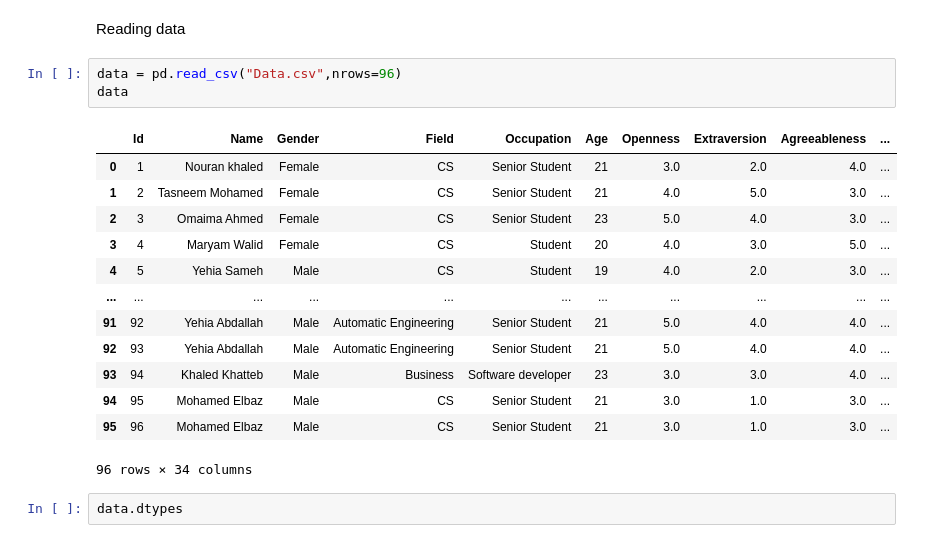
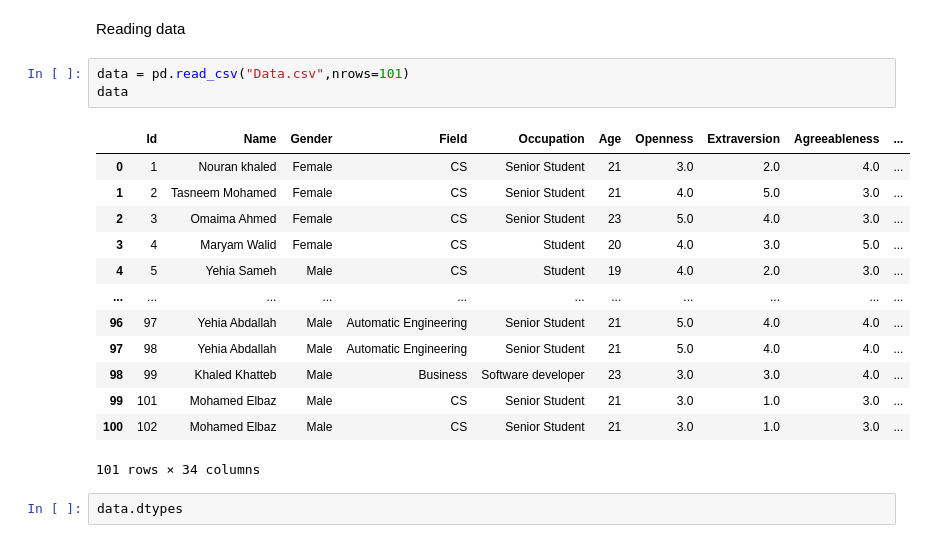
Before and after one commit to Mariamali2001/Bachelor_Project, a Jupyter notebook: Machine_Learning.ipynb, the cells around one changed output. Drawn from its saved outputs; the diff is of its cells as text.

```diff
--- a/Machine_Learning.ipynb
+++ b/Machine_Learning.ipynb
@@ -25,22 +25,22 @@ from sklearn.tree import DecisionTreeClassifier
 # %% [markdown]
 Reading data
 # %%
-data = pd.read_csv("Data.csv",nrows=96)
+data = pd.read_csv("Data.csv",nrows=101)
 data
 # %% [output]
 |  | Id | Name | Gender | Field | Occupation | Age | Openness | Extraversion | Agreeableness | ... |
 | 0 | 1 | Nouran khaled | Female | CS | Senior Student | 21 | 3.0 | 2.0 | 4.0 | ... |
 | 1 | 2 | Tasneem Mohamed | Female | CS | Senior Student | 21 | 4.0 | 5.0 | 3.0 | ... |
 | 2 | 3 | Omaima Ahmed | Female | CS | Senior Student | 23 | 5.0 | 4.0 | 3.0 | ... |
 | 3 | 4 | Maryam Walid | Female | CS | Student | 20 | 4.0 | 3.0 | 5.0 | ... |
 | 4 | 5 | Yehia Sameh | Male | CS | Student | 19 | 4.0 | 2.0 | 3.0 | ... |
 | ... | ... | ... | ... | ... | ... | ... | ... | ... | ... | ... |
-| 91 | 92 | Yehia Abdallah | Male | Automatic Engineering | Senior Student | 21 | 5.0 | 4.0 | 4.0 | ... |
-| 92 | 93 | Yehia Abdallah | Male | Automatic Engineering | Senior Student | 21 | 5.0 | 4.0 | 4.0 | ... |
-| 93 | 94 | Khaled Khatteb | Male | Business | Software developer | 23 | 3.0 | 3.0 | 4.0 | ... |
-| 94 | 95 | Mohamed Elbaz | Male | CS | Senior Student | 21 | 3.0 | 1.0 | 3.0 | ... |
-| 95 | 96 | Mohamed Elbaz | Male | CS | Senior Student | 21 | 3.0 | 1.0 | 3.0 | ... |
+| 96 | 97 | Yehia Abdallah | Male | Automatic Engineering | Senior Student | 21 | 5.0 | 4.0 | 4.0 | ... |
+| 97 | 98 | Yehia Abdallah | Male | Automatic Engineering | Senior Student | 21 | 5.0 | 4.0 | 4.0 | ... |
+| 98 | 99 | Khaled Khatteb | Male | Business | Software developer | 23 | 3.0 | 3.0 | 4.0 | ... |
+| 99 | 101 | Mohamed Elbaz | Male | CS | Senior Student | 21 | 3.0 | 1.0 | 3.0 | ... |
+| 100 | 102 | Mohamed Elbaz | Male | CS | Senior Student | 21 | 3.0 | 1.0 | 3.0 | ... |
-96 rows × 34 columns
+101 rows × 34 columns
 # %%
 data.dtypes
 # %% [output]
```
Also changed, not shown: parts of 42 cells of this notebook, 4 other files.
